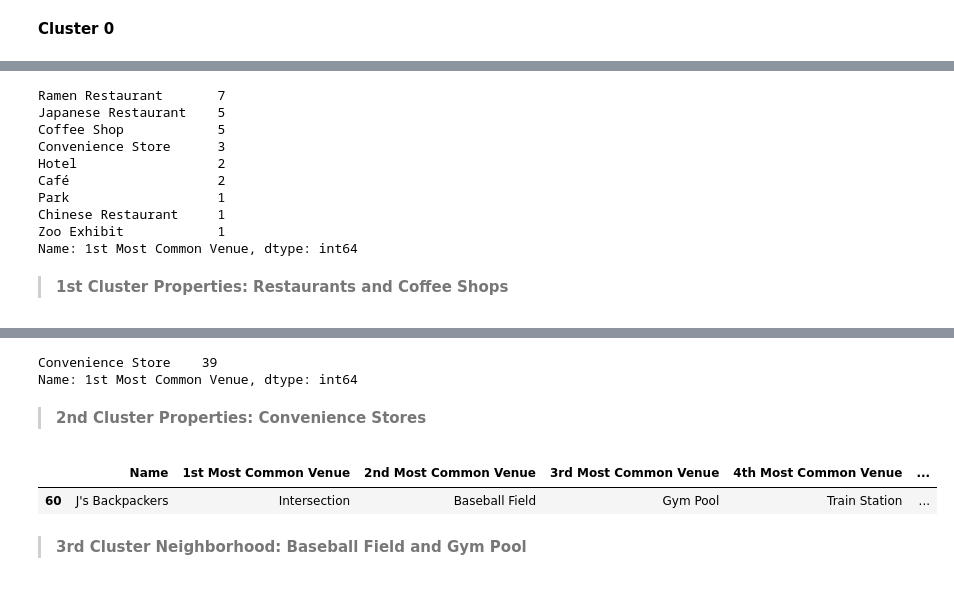
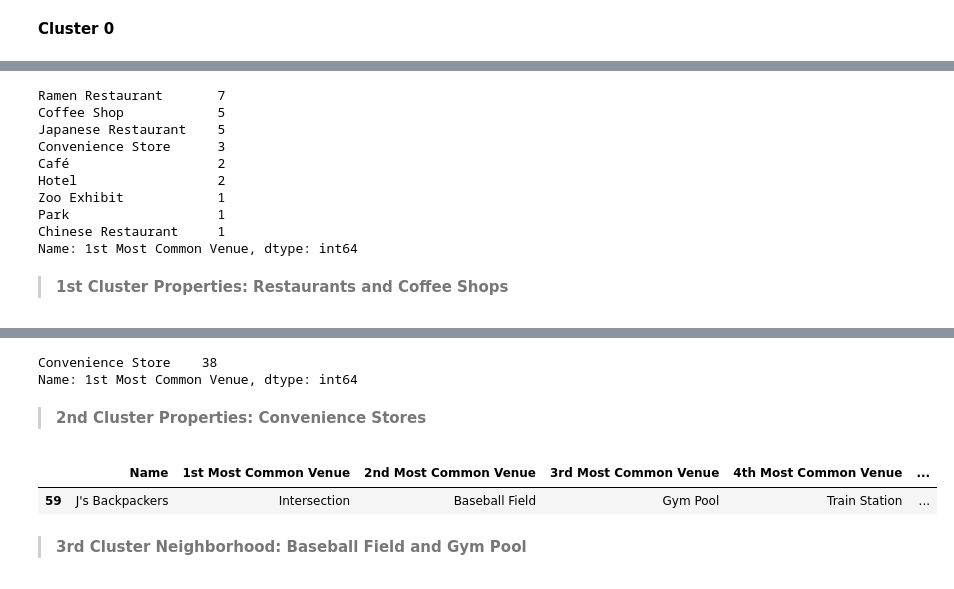
Before and after one commit to Haris-Ignatiadis/IBM-Data-Science-Capstone, a Jupyter notebook: Battle of Neighborhoods/The Battle of the Neighborhoods.ipynb, the cells around one changed output, grey strips where cells are left out. Cells and saved outputs as stored; diff of their text form; code cells hidden in the pictures.

```diff
--- a/Battle of Neighborhoods/The Battle of the Neighborhoods.ipynb
+++ b/Battle of Neighborhoods/The Battle of the Neighborhoods.ipynb
@@ -930,5 +927,6 @@ We will remove rows with Empty VenueCategory
 # %%
 tokyo_venues_df.Category.replace('', np.nan, inplace=True)
 tokyo_venues_df.dropna(inplace=True)
+tokyo_venues_df.drop(['Unnamed: 0'], axis=1, inplace=True)
 tokyo_venues_df.shape
 # %% [output]
@@ -1451,17 +1430,17 @@ tokyo_hostels_df_merged.loc[tokyo_hostels_df_merged['Cluster'] == 0, tokyo_hoste
 | 19 | Book And Bed Tokyo Asakusa | Japanese Restaurant | Hotel | Ramen Restaurant | Coffee Shop | ... |
 | 21 | Bunka Hostel Tokyo | Ramen Restaurant | Japanese Restaurant | Hotel | Coffee Shop | ... |
 # %%
-tokyo_hostels_df_merged.loc[tokyo_hostels_df_merged['Cluster'] == 0, tokyo_hostels_df_merged.columns[[0] + list(range(16, tokyo_hostels_df_merged.shape[1]))]]['1st Most Common Venue'].value_counts()
+tokyo_hostels_df_merged.loc[tokyo_hostels_df_merged['Cluster'] == 0]['1st Most Common Venue'].value_counts()
 # %% [output]
 Ramen Restaurant       7
+Coffee Shop            5
 Japanese Restaurant    5
-Coffee Shop            5
 Convenience Store      3
+Café                   2
 Hotel                  2
-Café                   2
+Zoo Exhibit            1
 Park                   1
 Chinese Restaurant     1
-Zoo Exhibit            1
 Name: 1st Most Common Venue, dtype: int64
 # %% [markdown]
 > **1st Cluster Properties: Restaurants and Coffee Shops**
@@ -1475,17 +1454,17 @@ tokyo_hostels_df_merged.loc[tokyo_hostels_df_merged['Cluster'] == 1, tokyo_hoste
 | 4 | 328 Hostel & Lounge | Convenience Store | Japanese Restaurant | Ramen Restaurant | Hotel | ... |
 | 6 | Aizuya Inn | Convenience Store | Hotel | Intersection | Park | ... |
 # %%
-tokyo_hostels_df_merged.loc[tokyo_hostels_df_merged['Cluster'] == 1, tokyo_hostels_df_merged.columns[[0] + list(range(16, tokyo_hostels_df_merged.shape[1]))]]['1st Most Common Venue'].value_counts()
+tokyo_hostels_df_merged.loc[tokyo_hostels_df_merged['Cluster'] == 1]['1st Most Common Venue'].value_counts()
 # %% [output]
-Convenience Store    39
+Convenience Store    38
 Name: 1st Most Common Venue, dtype: int64
 # %% [markdown]
 > **2nd Cluster Properties: Convenience Stores**
 # %%
-tokyo_hostels_df_merged.loc[tokyo_hostels_df_merged['Cluster'] == 2, tokyo_hostels_df_merged.columns[[0] + list(range(16, tokyo_hostels_df_merged.shape[1]))]][:5]
+tokyo_hostels_df_merged.loc[tokyo_hostels_df_merged['Cluster'] == 2, tokyo_hostels_df_merged.columns[[0] + list(range(18, tokyo_hostels_df_merged.shape[1]))]][:5]
 # %% [output]
 |  | Name | 1st Most Common Venue | 2nd Most Common Venue | 3rd Most Common Venue | 4th Most Common Venue | ... |
-| 60 | J's Backpackers | Intersection | Baseball Field | Gym Pool | Train Station | ... |
+| 59 | J's Backpackers | Intersection | Baseball Field | Gym Pool | Train Station | ... |
 # %% [markdown]
 > **3rd Cluster Neighborhood: Baseball Field and Gym Pool**
 # %%
```
Also changed, not shown: parts of 47 cells of this notebook, 1 other file.
